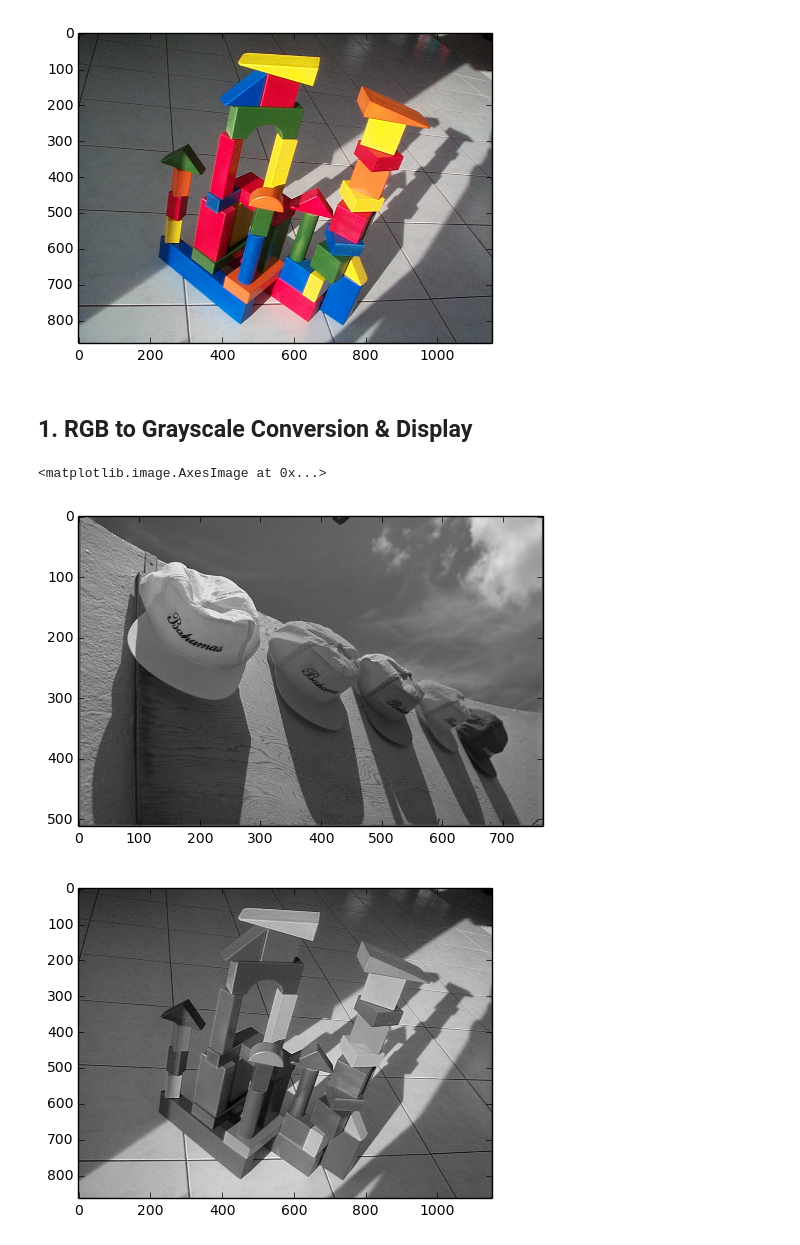
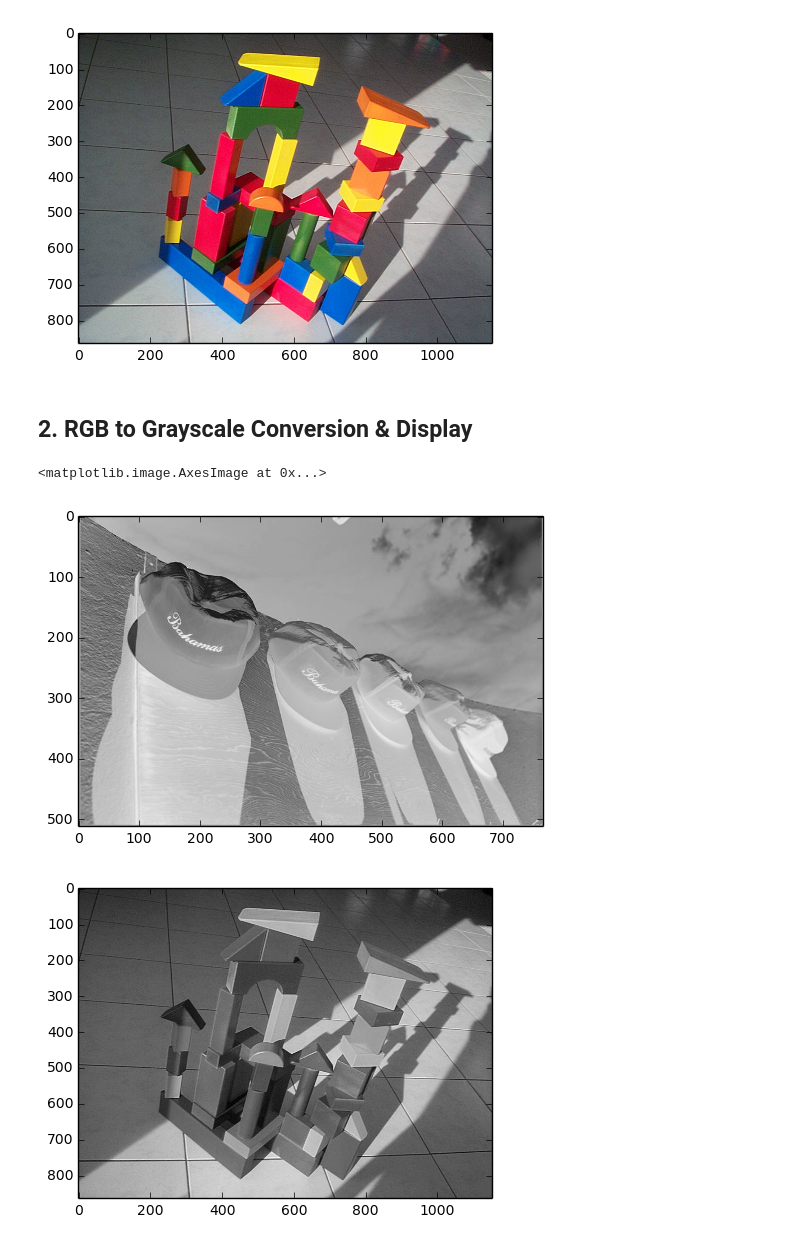
Before and after one commit to anirudt/ADIPCV-assignments, a Jupyter notebook: ADIPCV - A1.ipynb, the cells around one changed output. Cells and saved outputs as stored; diff of their text form; code cells hidden in the pictures.

```diff
--- a/ADIPCV - A1.ipynb
+++ b/ADIPCV - A1.ipynb
@@ -30,21 +31,22 @@ imshow(swap_and_show(lego_img))
 [figure]
 [figure]
 # %% [markdown]
-## 1. RGB to Grayscale Conversion & Display
+## 2. RGB to Grayscale Conversion & Display
 # %%
 def rgb2gray(img):
     gray = np.mean(img, axis=2)
+    pgray = np.array(gray, dtype=np.uint8)
     return gray
 
 gray_cap_img = rgb2gray(cap_img)
 gray_lego_img = rgb2gray(lego_img)
 
 figure()
-imshow(gray_cap_img, cmap='gray')
+imshow(gray_cap_img, cmap='gray_r')
 figure()
 imshow(gray_lego_img, cmap='gray')
 # %% [output]
 <matplotlib.image.AxesImage at 0x...>
-[figure, old version]
+[figure, new version]
 [figure]
 # %% [markdown]
```
Also changed, not shown: parts of 13 cells of this notebook.
